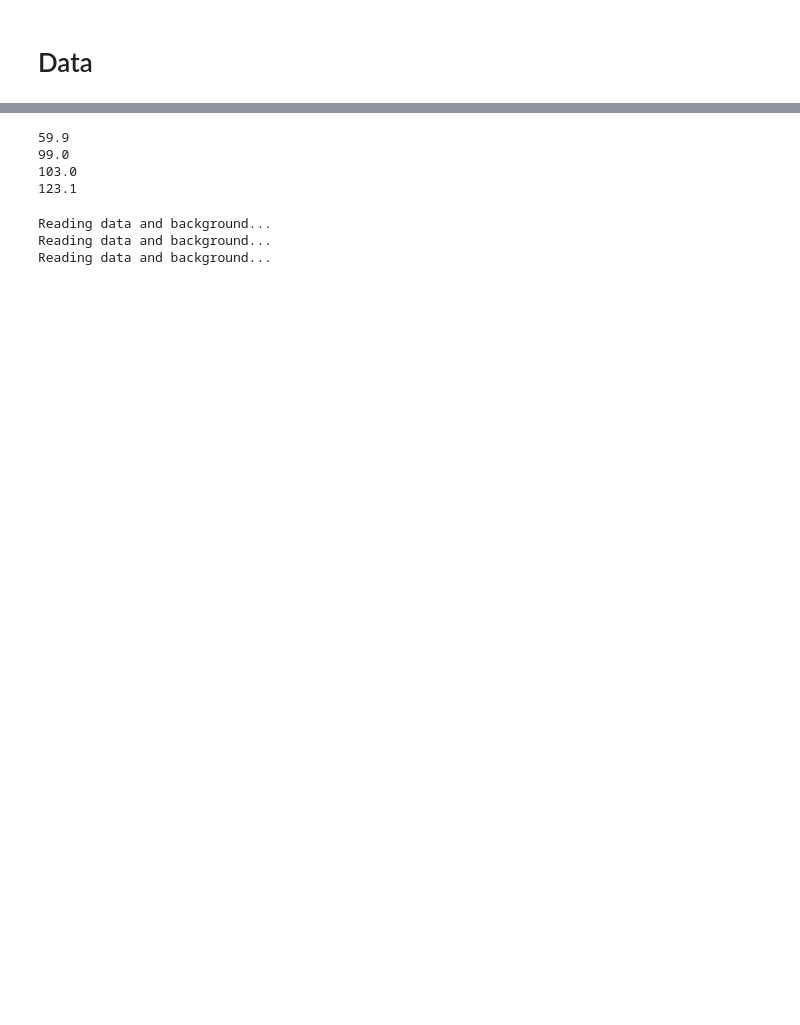
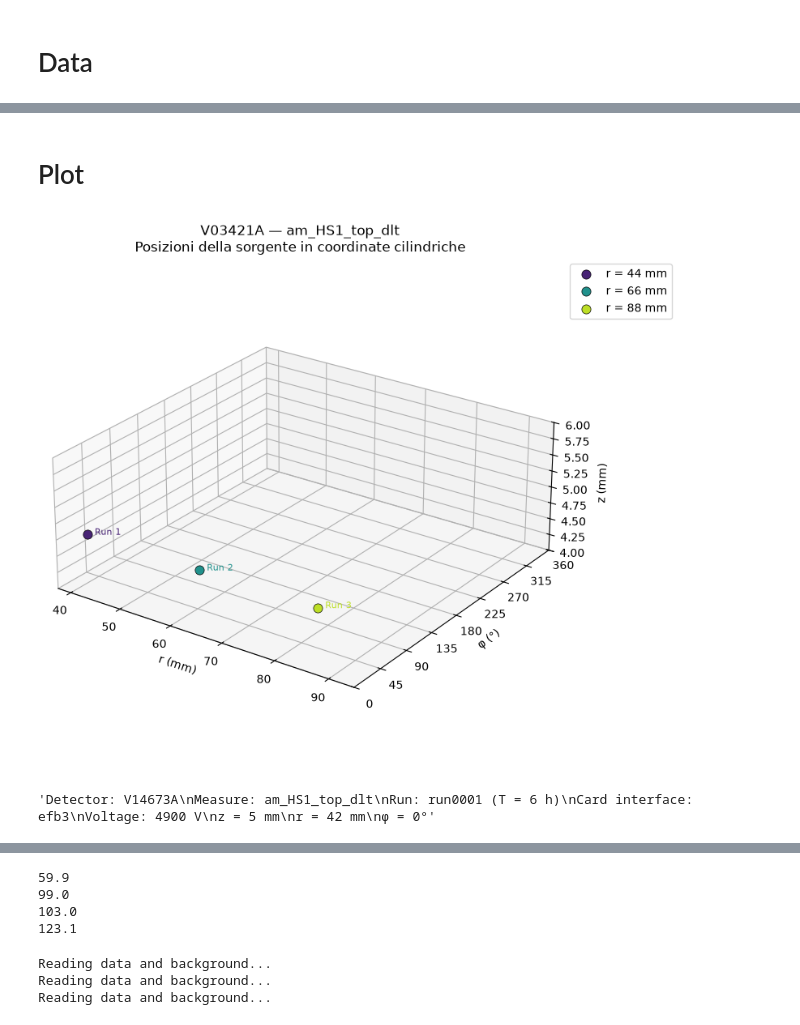
Before and after one commit to RitaF00/HADES-repo, a Jupyter notebook: am_HS1_top_dlt_V03422A.ipynb, the cells around one changed output, grey strips where cells are left out. Saved outputs shown, nothing was run; the diff lists cells and outputs as text; code cells hidden in the pictures; blank space fills up the shorter version.

```diff
--- a/am_HS1_top_dlt_V03422A.ipynb
+++ b/am_HS1_top_dlt_V03422A.ipynb
@@ -384,7 +758,8 @@ def transform_profile(r, z, matrix):
 # %% [markdown]
 # metadata
 # %%
-detector = "V03421A"
+detector = "V14673A"
 version = "v1.2.1"
-measure = "am_HS6_top_dlt"
-run = '2'
+measure = "am_HS1_top_dlt"
+run = 3
+campaign = "c1"
@@ -507,0 +868,2 @@ df.head();
+# %% [markdown]
+# Plot
@@ -507,0 +991,31 @@ df.head();
+# %%
+fig, ax = plot_source_positions_cylindrical(
+    db,
+    detector="V03421A",
+    measure="am_HS1_top_dlt",
+    campaign="c1",
+)
+# %% [output]
+[figure, added]
+# %%
+# ============================================================
+# ANNOTAZIONE
+# ============================================================
+detector = "V03421A"
+source = db_data["source_position"]
+card = db_data["daq_settings"]["flashcam"]["card_interface"]
+
+annotation_measure = (
+    f"Detector: {db_data['detector']}\n"
+    f"Measure: {db_data['measurement']}\n"
+    f"Run: {db_data['run']} "
+    f"(T = {db_data['run_live_time_in_s'] / 3600:g} h)\n"
+    f"Card interface: {card}\n"
+    f"Voltage: {db_data['high_voltage_in_V']} V\n"
+    f"z = {source['z_in_mm']:g} mm\n"
+    f"r = {source['r_in_mm']:g} mm\n"
+    f"φ = {source['phi_in_deg']:g}°"
+)
+annotation_measure
+# %% [output]
+'Detector: V14673A\nMeasure: am_HS1_top_dlt\nRun: run0001 (T = 6 h)\nCard interface: efb3\nVoltage: 4900 V\nz = 5 mm\nr = 42 mm\nφ = 0°'
```
Also changed, not shown: parts of 76 cells of this notebook, 17 other files.
